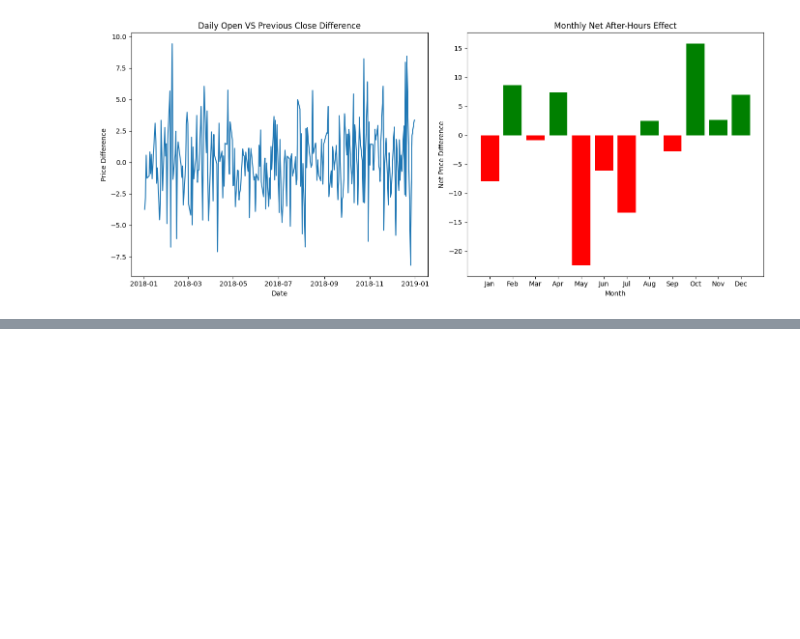
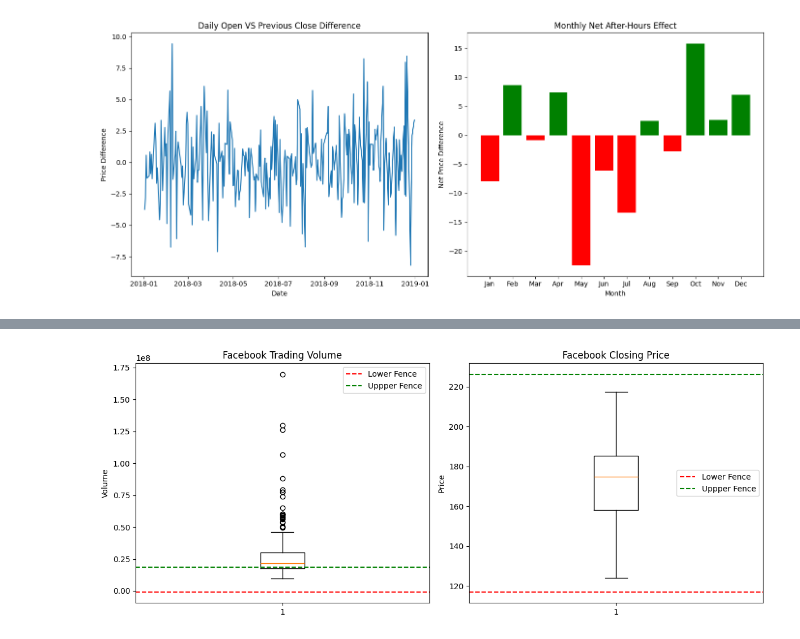
Before and after one commit to harinakhati/Python-AI_assignment, a Jupyter notebook: Assignment_IV.ipynb, the cells around one changed output, grey strips where cells are left out. Drawn from its saved outputs; the diff is of its cells as text; code cells hidden in the pictures; blank space fills up the shorter version.

```diff
--- a/Assignment_IV.ipynb
+++ b/Assignment_IV.ipynb
@@ -144,0 +177,40 @@ plt.show()
+# %%
+fb = faang[faang['ticker'] == 'FB']
+
+Q1_close = fb['close'].quantile(0.25)
+Q3_close = fb['close'].quantile(0.75)
+IQR_close = Q3_close - Q1_close
+
+lower_close = Q1_close - 1.5 *IQR_close
+upper_close = Q3_close +1.5 *IQR_close
+
+Q1_vol = fb['volume'].quantile(0.25)
+Q3_vol = fb['volume'].quantile(0.75)
+IQR_vol = Q3_vol - Q1_vol
+
+lower_vol = Q1_vol - 1.5 * IQR_vol
+upper_vol = Q3_close + 1.5 * IQR_vol
+# %%
+fig, axes = plt.subplots(1,2, figsize=(12,5))
+
+#Volume Boxplot
+axes[0].boxplot(fb['volume'], vert = True)
+axes[0].axhline(lower_vol, color = 'red', linestyle = '--', label = 'Lower Fence')
+axes[0].axhline(upper_vol, color = 'green', linestyle = '--', label = 'Uppper Fence')
+axes[0].set_title("Facebook Trading Volume")
+axes[0].set_ylabel("Volume")
+axes[0].legend()
+
+
+#Closing Price Boxplot
+axes[1].boxplot(fb['close'], vert = True)
+axes[1].axhline(lower_close, color = 'red', linestyle = '--', label = 'Lower Fence')
+axes[1].axhline(upper_close, color = 'green', linestyle = '--', label = 'Uppper Fence')
+axes[1].set_title("Facebook Closing Price")
+axes[1].set_ylabel("Price")
+axes[1].legend()
+
+plt.tight_layout()
+plt.show()
+# %% [output]
+[figure, added]
```
Also changed, not shown: parts of 15 cells of this notebook.
